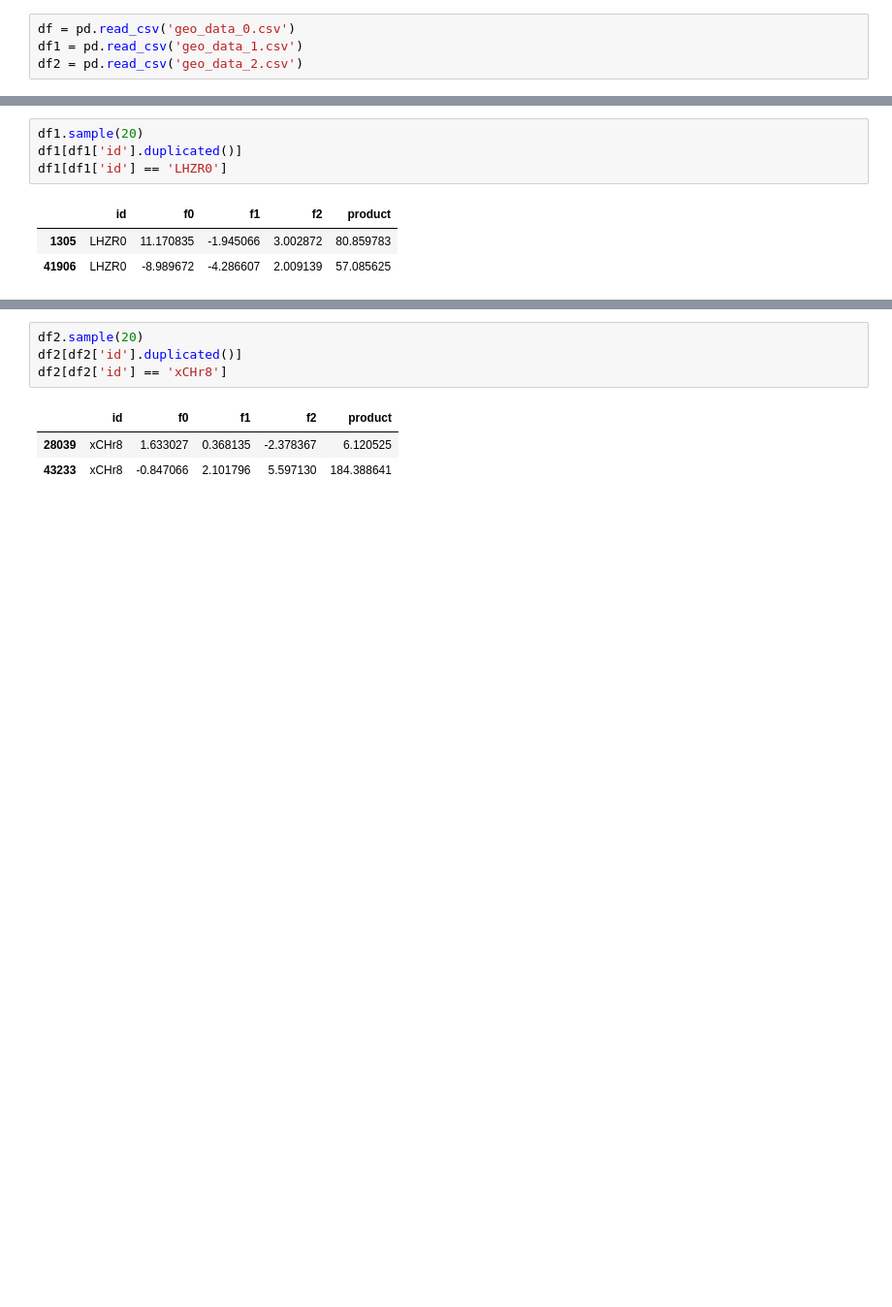
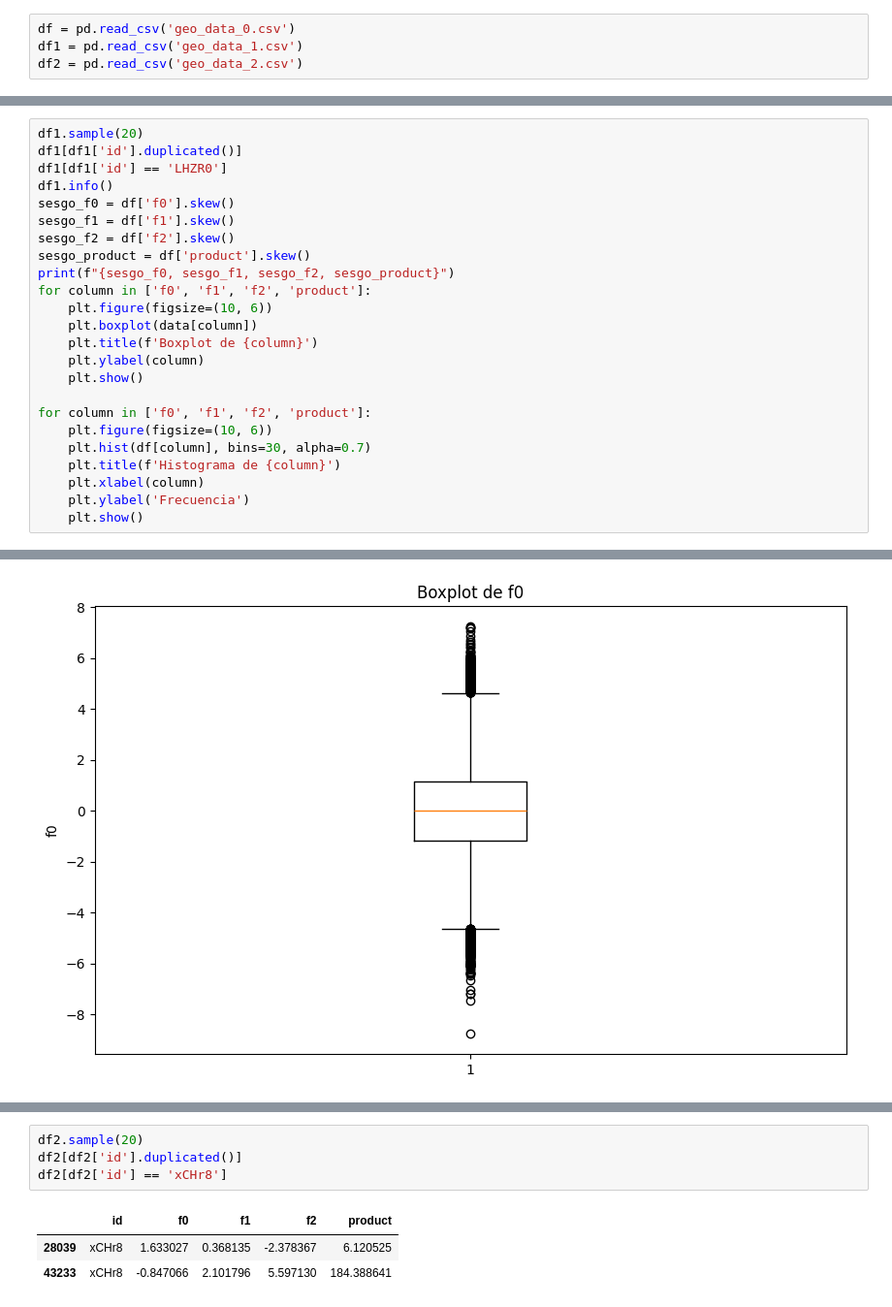
Before and after one commit to HebertL-dev/OilyGiant_Optimizacion-de-Extraccion-de-Petroleo, a Jupyter notebook: notebook.ipynb, the cells around one changed output, grey strips where cells are left out. Shown at 97% size. Saved outputs shown, nothing was run; the diff lists cells and outputs as text; blank space fills up the shorter version.

```diff
--- a/notebook.ipynb
+++ b/notebook.ipynb
@@ -18,8 +30,25 @@ df[df['id'] == 'HZww2']
-# %%
-df1.sample(20)
-df1[df1['id'].duplicated()]
-df1[df1['id'] == 'LHZR0']
-# %% [output]
-|  | id | f0 | f1 | f2 | product |
-| 1305 | LHZR0 | 11.170835 | -1.945066 | 3.002872 | 80.859783 |
-| 41906 | LHZR0 | -8.989672 | -4.286607 | 2.009139 | 57.085625 |
+# %%
+df1.sample(20)
+df1[df1['id'].duplicated()]
+df1[df1['id'] == 'LHZR0']
+df1.info()
+sesgo_f0 = df['f0'].skew()
+sesgo_f1 = df['f1'].skew()
+sesgo_f2 = df['f2'].skew()
+sesgo_product = df['product'].skew()
+print(f"{sesgo_f0, sesgo_f1, sesgo_f2, sesgo_product}")
+for column in ['f0', 'f1', 'f2', 'product']:
+    plt.figure(figsize=(10, 6))
+    plt.boxplot(data[column])
+    plt.title(f'Boxplot de {column}')
+    plt.ylabel(column)
+    plt.show()
+
+for column in ['f0', 'f1', 'f2', 'product']:
+    plt.figure(figsize=(10, 6))
+    plt.hist(df[column], bins=30, alpha=0.7)
+    plt.title(f'Histograma de {column}')
+    plt.xlabel(column)
+    plt.ylabel('Frecuencia')
+    plt.show()
+# %% [output]
@@ -25,0 +68 @@ df1[df1['id'] == 'LHZR0']
+[figure, added]
```
Also changed, not shown: parts of 6 cells of this notebook.
